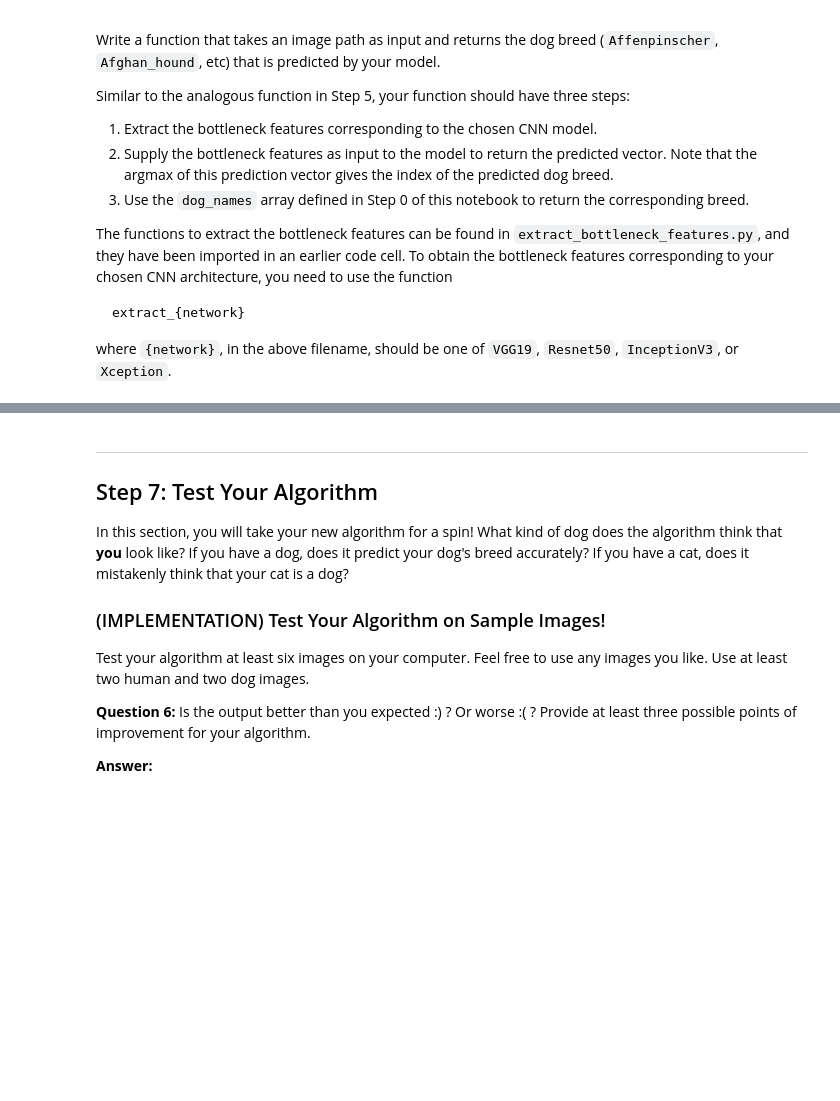
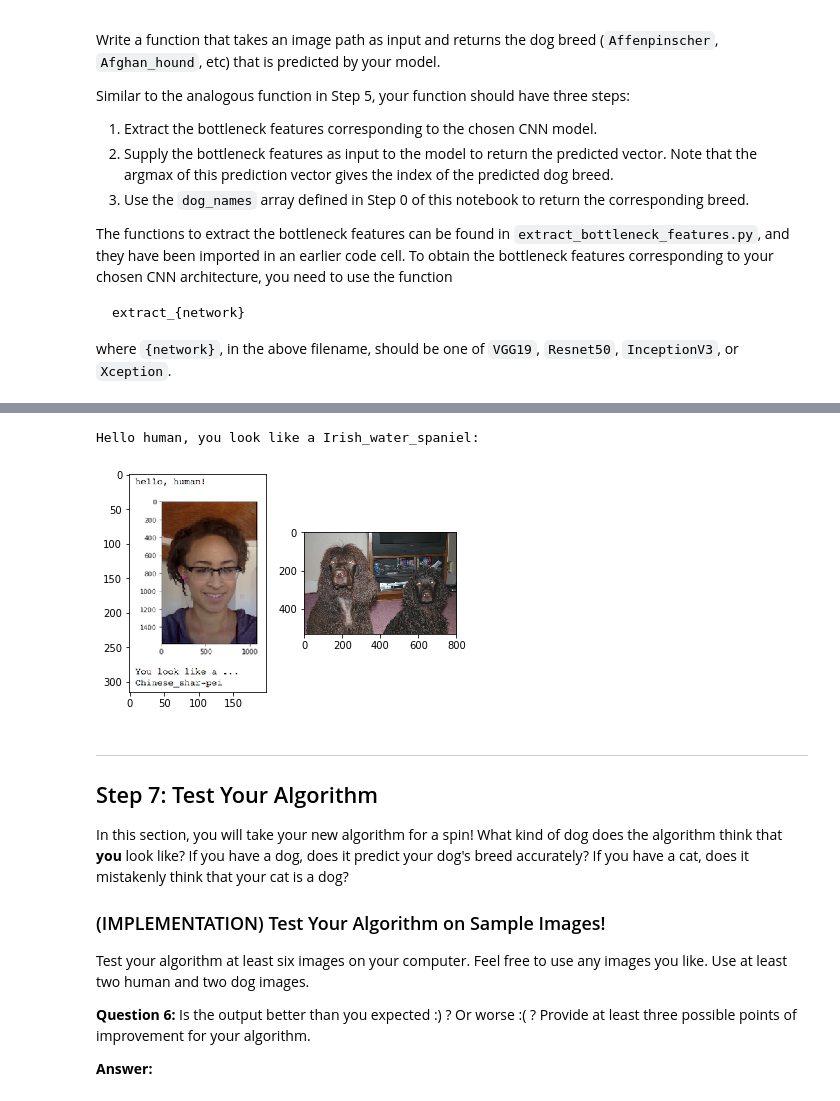
Before and after one commit to rmminusrslash/dog-project, a Jupyter notebook: dog_app.ipynb, the cells around one changed output, grey strips where cells are left out. Saved outputs shown, nothing was run; the diff lists cells and outputs as text; code cells hidden in the pictures; blank space fills up the shorter version.

```diff
--- a/dog_app.ipynb
+++ b/dog_app.ipynb
@@ -792,3 +833,34 @@ Some sample output for our algorithm is provided below, but feel free to design
+# %%
+### TODO: Write your algorithm.
+### Feel free to use as many code cells as needed
+### TODO: Write your algorithm.
+### Feel free to use as many code cells as needed.
+
+model=get_VGG19_model()
+VGG19_model.load_weights('saved_models/weights.best.VGG19.hdf5')
+
+
+def dog_or_human_oracle(image_path):
+    if dog_detector(image_path):
+        breed=VGG19_predict_breed(image_path)
+        print("Hello, dog! You seem to be a %s" % breed)
+        dog_path=find_image_for_breed(breed)
+        plot_image(image_path,dog_path)
+    elif face_detector(image_path):
+        breed=VGG19_predict_breed(image_path)
+        print("Hello human, you look like a %s:" %breed)
+        dog_path=find_image_for_breed(breed)
+        plot_image(image_path,dog_path)
+    else:
+        print("Found neither dog nor human")
+        plot_image(image_path)
+        raise Exception("Neither dog nor human detected")
+
+img_path="images/sample_human_output.png"
+dog_or_human_oracle(img_path)
+# %% [output]
+Hello human, you look like a Irish_water_spaniel:
+[figure, added]
 # %% [markdown]
 ---
 <a id='step7'></a>
```
Also changed, not shown: parts of 20 cells of this notebook, 2 other files.
